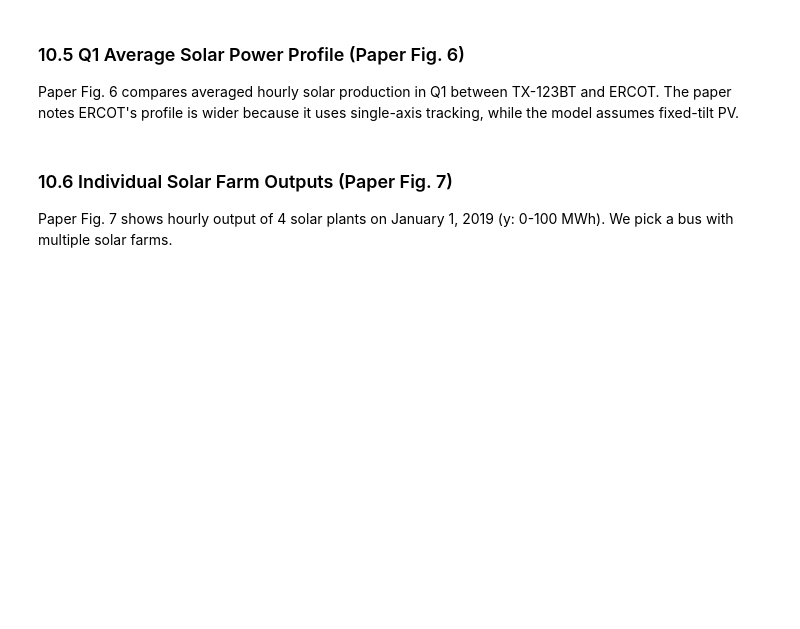
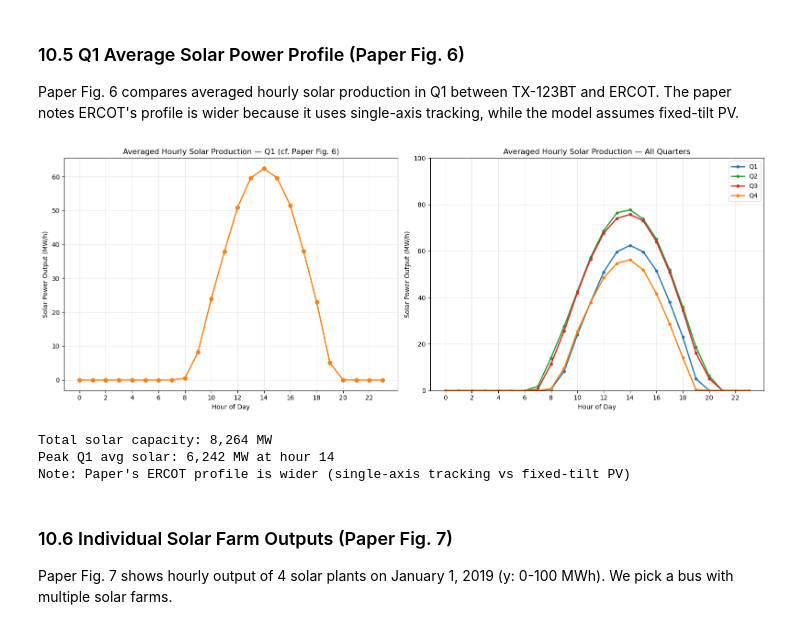
Before and after one commit to ylu283/idaes-gtep, a Jupyter notebook: gtep/pcm_analysis/prescient_lmp_analysis.ipynb, the cells around one changed output. Cells and saved outputs as stored; diff of their text form; code cells hidden in the pictures; blank space fills up the shorter version.

```diff
--- a/gtep/pcm_analysis/prescient_lmp_analysis.ipynb
+++ b/gtep/pcm_analysis/prescient_lmp_analysis.ipynb
@@ -1336,37 +1583,43 @@ q1_avg = q1_solar.groupby('Hour')['SolarOutput'].mean()
 
 # All quarters for comparison
 fig, axes = plt.subplots(1, 2, figsize=(16, 6))
 
 # Q1 only (matching paper Fig 6)
 ax = axes[0]
-ax.plot(q1_avg.index, q1_avg.values, 'o-', color='#ff7f0e', linewidth=2, markersize=6)
+ax.plot(q1_avg.index, q1_avg.values/100, 'o-', color='#ff7f0e', linewidth=2, markersize=6)
 ax.set_xlabel('Hour of Day')
-ax.set_ylabel('Solar Power Output (MW)')
+ax.set_ylabel('Solar Power Output (MW/h)')
 ax.set_title('Averaged Hourly Solar Production — Q1 (cf. Paper Fig. 6)')
 ax.set_xticks(range(0, 24, 2))
 ax.grid(True, alpha=0.3)
 
 # All quarters
 ax = axes[1]
 quarter_colors = {1: '#1f77b4', 2: '#2ca02c', 3: '#d62728', 4: '#ff7f0e'}
 for q in [1, 2, 3, 4]:
     qdata = solar_hourly[solar_hourly['Quarter'] == q]
     q_avg = qdata.groupby('Hour')['SolarOutput'].mean()
-    ax.plot(q_avg.index, q_avg.values, 'o-', color=quarter_colors[q],
+    ax.plot(q_avg.index, q_avg.values/100, 'o-', color=quarter_colors[q],
             linewidth=2, markersize=4, label=f'Q{q}')
 ax.set_xlabel('Hour of Day')
-ax.set_ylabel('Solar Power Output (MW)')
+ax.set_ylabel('Solar Power Output (MW/h)')
+ax.set_ylim(0,100)
 ax.set_title('Averaged Hourly Solar Production — All Quarters')
 ax.set_xticks(range(0, 24, 2))
 ax.legend()
 ax.grid(True, alpha=0.3)
 
 plt.tight_layout()
 plt.show()
 
 print(f"Total solar capacity: {gen_meta[gen_meta['Fuel']=='S']['PMax MW'].sum():,.0f} MW")
 print(f"Peak Q1 avg solar: {q1_avg.max():,.0f} MW at hour {q1_avg.idxmax()}")
 print(f"Note: Paper's ERCOT profile is wider (single-axis tracking vs fixed-tilt PV)")
+# %% [output]
+[figure, added]
+Total solar capacity: 8,264 MW
+Peak Q1 avg solar: 6,242 MW at hour 14
+Note: Paper's ERCOT profile is wider (single-axis tracking vs fixed-tilt PV)
 # %% [markdown]
 ### 10.6 Individual Solar Farm Outputs (Paper Fig. 7)
 
```
Also changed, not shown: parts of 41 cells of this notebook, 2 other files.
